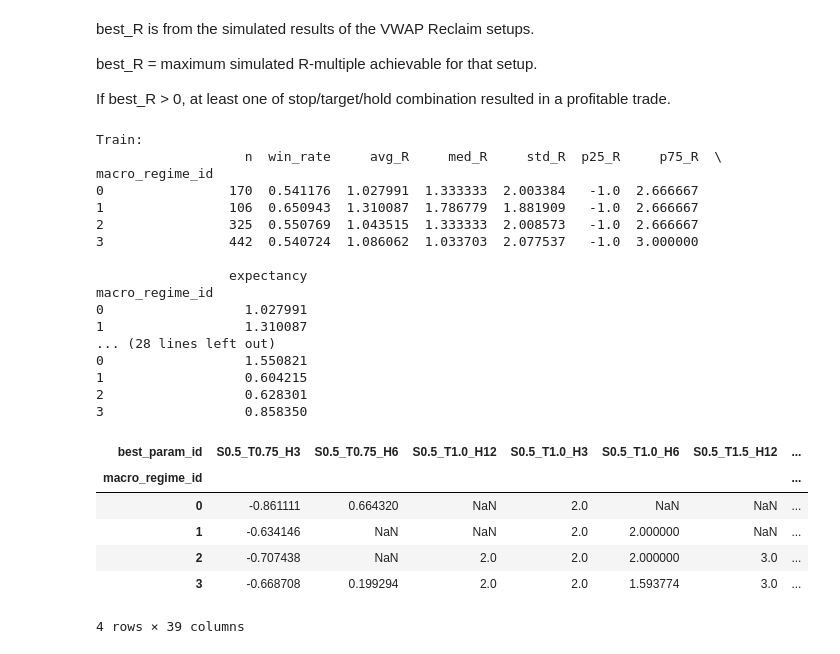
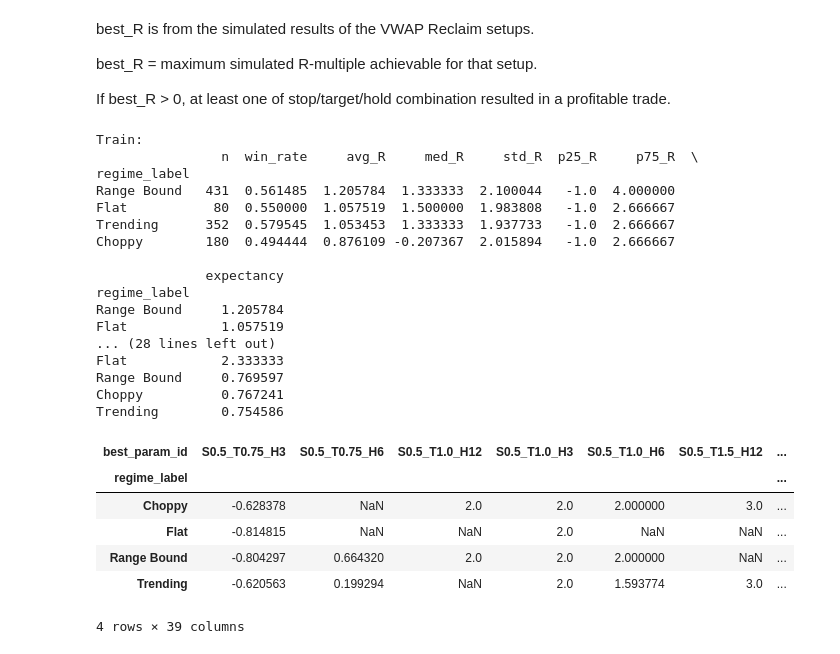
Before and after one commit to navanodonavan/Adaptive_Scalping_Parameter_Optimizer_ML_MSAAI590, a Jupyter notebook: 0.2 Market Regime Analysis.ipynb, the cells around one changed output. Saved outputs shown, nothing was run; the diff lists cells and outputs as text; code cells hidden in the pictures.

```diff
--- a/0.2 Market Regime Analysis.ipynb
+++ b/0.2 Market Regime Analysis.ipynb
@@ -554,55 +595,53 @@ If best_R > 0, at least one of stop/target/hold combination resulted in a profit
 opps["win"] = (opps["best_R"] > 0).astype(int)
 
 def regime_perf(df):
-    g = df.groupby("macro_regime_id").agg(
-        n=("best_R","size"),
-        win_rate=("win","mean"),
-        avg_R=("best_R","mean"),
-        med_R=("best_R","median"),
-        std_R=("best_R","std"),
+    g = df.groupby("regime_label").agg(
+        n=("best_R", "size"),
+        win_rate=("win", "mean"),
+        avg_R=("best_R", "mean"),
+        med_R=("best_R", "median"),
+        std_R=("best_R", "std"),
         p25_R=("best_R", lambda x: np.percentile(x, 25)),
         p75_R=("best_R", lambda x: np.percentile(x, 75)),
     )
     g["expectancy"] = g["avg_R"]
-    return g.sort_index()
+    return g.sort_values("avg_R", ascending=False)
 
-train_perf = regime_perf(opps[opps["split"]=="train"])
-val_perf   = regime_perf(opps[opps["split"]=="val"])
-test_perf  = regime_perf(opps[opps["split"]=="test"])
+train_perf = regime_perf(opps[opps["split"] == "train"])
+val_perf   = regime_perf(opps[opps["split"] == "val"])
+test_perf  = regime_perf(opps[opps["split"] == "test"])
 
 print("\nTrain:")
 print(train_perf)
-
 print("\nValidation:")
 print(val_perf)
-
 print("\nTest:")
 print(test_perf)
 # %% [output]
 Train:
-                   n  win_rate     avg_R     med_R     std_R  p25_R     p75_R  \
-macro_regime_id
-0                170  0.541176  1.027991  1.333333  2.003384   -1.0  2.666667
-1                106  0.650943  1.310087  1.786779  1.881909   -1.0  2.666667
-2                325  0.550769  1.043515  1.333333  2.008573   -1.0  2.666667
-3                442  0.540724  1.086062  1.033703  2.077537   -1.0  3.000000
+                n  win_rate     avg_R     med_R     std_R  p25_R     p75_R  \
+regime_label
+Range Bound   431  0.561485  1.205784  1.333333  2.100044   -1.0  4.000000
+Flat           80  0.550000  1.057519  1.500000  1.983808   -1.0  2.666667
+Trending      352  0.579545  1.053453  1.333333  1.937733   -1.0  2.666667
+Choppy        180  0.494444  0.876109 -0.207367  2.015894   -1.0  2.666667
 
-                 expectancy
-macro_regime_id
-0                  1.027991
-1                  1.310087
+              expectancy
+regime_label
+Range Bound     1.205784
+Flat            1.057519
 ... (28 lines left out)
-0                  1.550821
-1                  0.604215
-2                  0.628301
-3                  0.858350
+Flat            2.333333
+Range Bound     0.769597
+Choppy          0.767241
+Trending        0.754586
 # %%
-opps.groupby(["macro_regime_id", "best_param_id"])["best_R"].mean().unstack()
+opps.groupby(["regime_label", "best_param_id"])["best_R"].mean().unstack()
 # %% [output]
 | best_param_id | S0.5_T0.75_H3 | S0.5_T0.75_H6 | S0.5_T1.0_H12 | S0.5_T1.0_H3 | S0.5_T1.0_H6 | S0.5_T1.5_H12 | ... |
-| macro_regime_id |  |  |  |  |  |  | ... |
-| 0 | -0.861111 | 0.664320 | NaN | 2.0 | NaN | NaN | ... |
-| 1 | -0.634146 | NaN | NaN | 2.0 | 2.000000 | NaN | ... |
-| 2 | -0.707438 | NaN | 2.0 | 2.0 | 2.000000 | 3.0 | ... |
-| 3 | -0.668708 | 0.199294 | 2.0 | 2.0 | 1.593774 | 3.0 | ... |
+| regime_label |  |  |  |  |  |  | ... |
+| Choppy | -0.628378 | NaN | 2.0 | 2.0 | 2.000000 | 3.0 | ... |
+| Flat | -0.814815 | NaN | NaN | 2.0 | NaN | NaN | ... |
+| Range Bound | -0.804297 | 0.664320 | 2.0 | 2.0 | 2.000000 | NaN | ... |
+| Trending | -0.620563 | 0.199294 | NaN | 2.0 | 1.593774 | 3.0 | ... |
 4 rows × 39 columns
```
Also changed, not shown: parts of 18 cells of this notebook.
